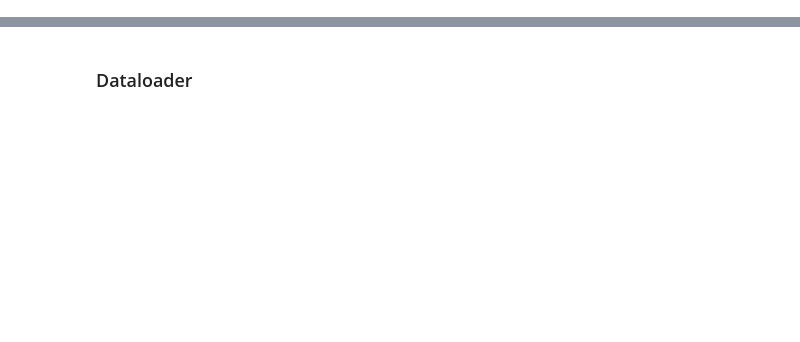
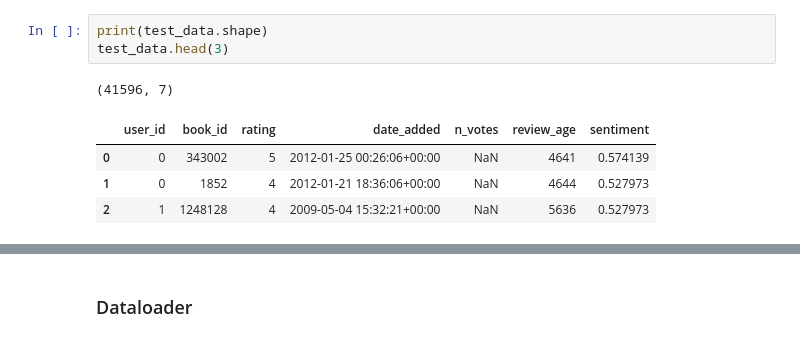
Before and after one commit to Pangerlanger/bt4222-books, a Jupyter notebook: ncf.ipynb, the cells around one changed output, grey strips where cells are left out. Drawn from its saved outputs; the diff is of its cells as text; blank space fills up the shorter version.

```diff
--- a/ncf.ipynb
+++ b/ncf.ipynb
@@ -78 +31,10 @@ Testing data shape: (1572916, 10)
+# %%
+print(test_data.shape)
+test_data.head(3)
+# %% [output]
+(41596, 7)
+|  | user_id | book_id | rating | date_added | n_votes | review_age | sentiment |
+| 0 | 0 | 343002 | 5 | 2012-01-25 00:26:06+00:00 | NaN | 4641 | 0.574139 |
+| 1 | 0 | 1852 | 4 | 2012-01-21 18:36:06+00:00 | NaN | 4644 | 0.527973 |
+| 2 | 1 | 1248128 | 4 | 2009-05-04 15:32:21+00:00 | NaN | 5636 | 0.527973 |
 # %%
```
Also changed, not shown: parts of 35 cells of this notebook.
